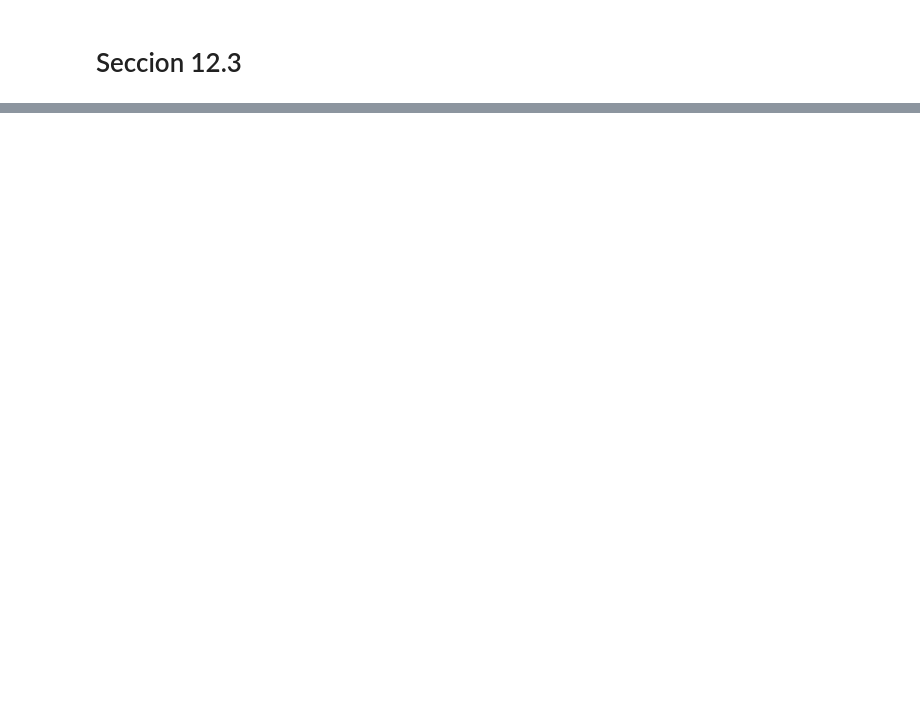
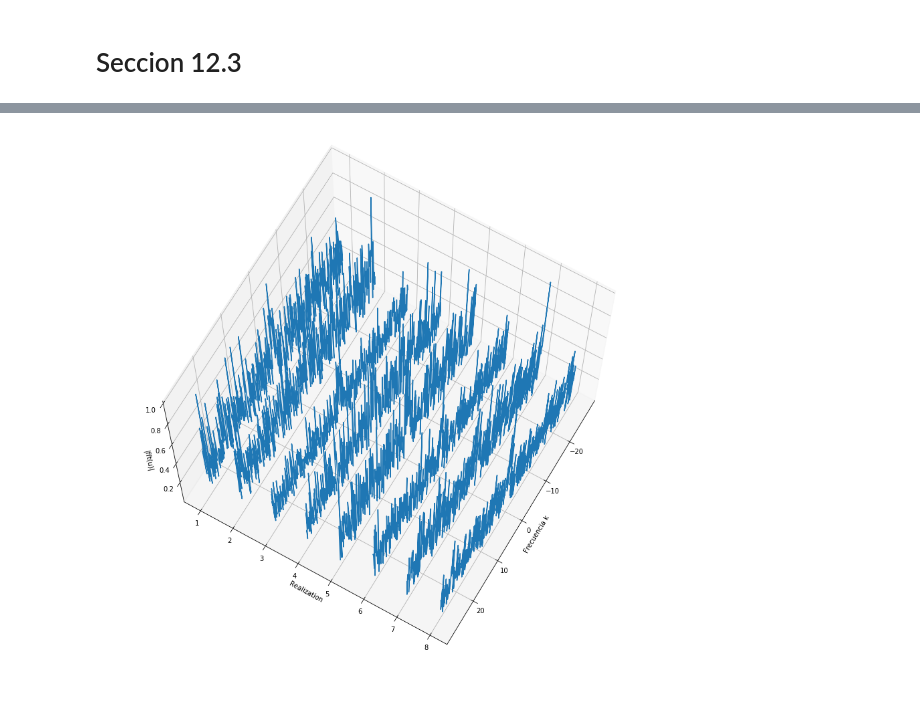
Before and after one commit to jrod781/Herramientas-Computacionales-IMEC3602, a Jupyter notebook: 05_taller04/taller4.ipynb, the cells around one changed output, grey strips where cells are left out. Saved outputs shown, nothing was run; the diff lists cells and outputs as text; code cells hidden in the pictures; blank space fills up the shorter version.

```diff
--- a/05_taller04/taller4.ipynb
+++ b/05_taller04/taller4.ipynb
@@ -166,0 +215,13 @@ noise=10
+# %%
+fig=plt.figure(figsize=(15,15))
+ax=fig.add_subplot(111,projection='3d')
+X,Y=np.meshgrid(ks,range(1,9))
+Z=dat[:8]
+ax.plot_wireframe(X,Y,Z,rstride=1,cstride=0)
+ax.view_init(70,30)
+plt.xlabel('Frecuencia k')
+plt.ylabel('Realization')
+ax.set_zlabel('|fft(u)|')
+plt.show()
+# %% [output]
+[figure, added]
```
Also changed, not shown: parts of 21 cells of this notebook.
